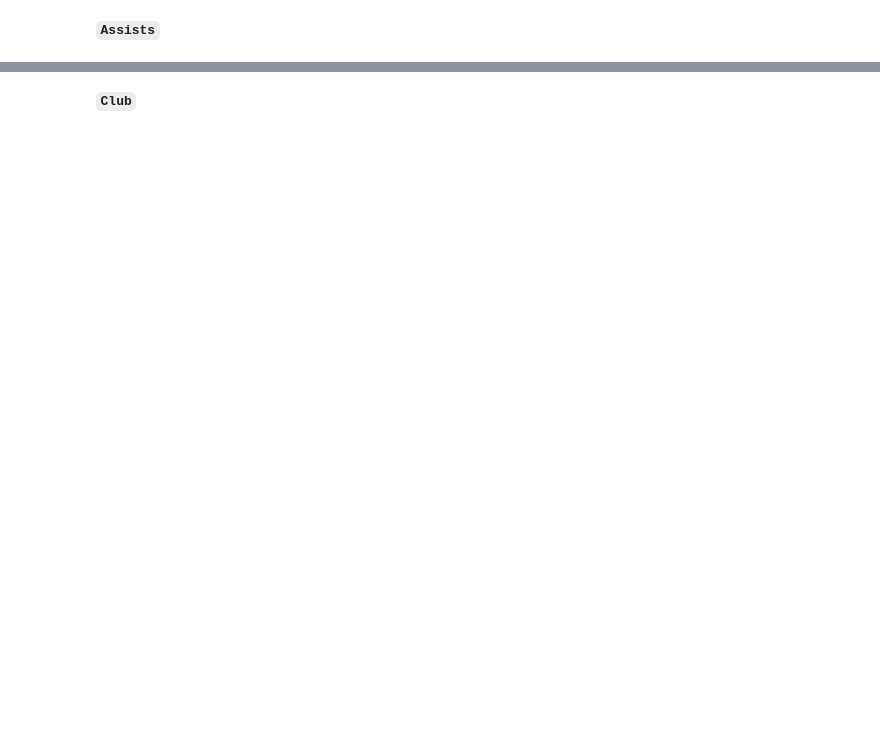
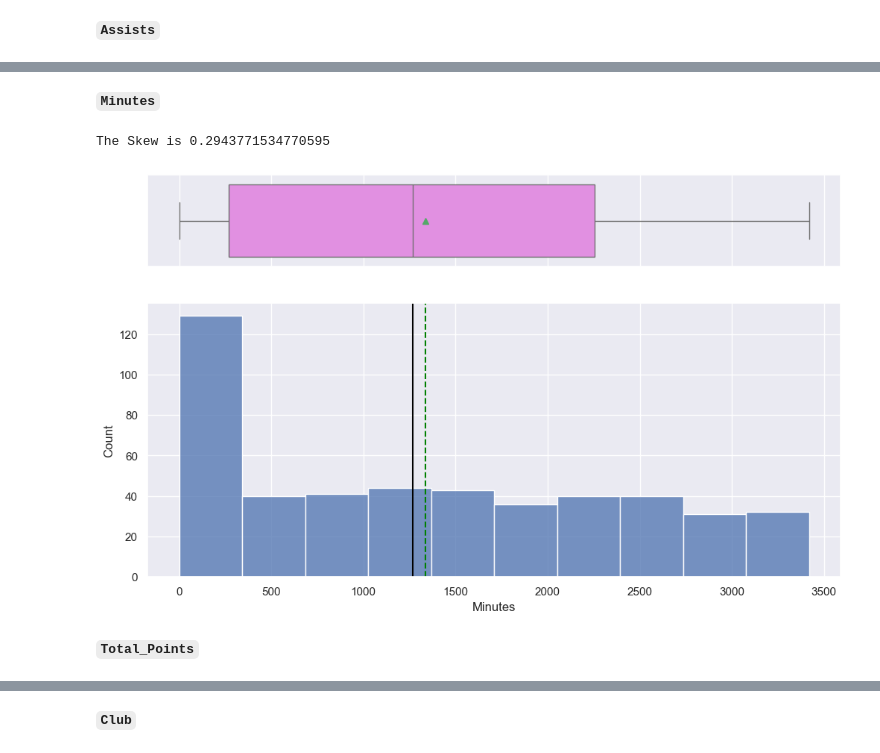
Before and after one commit to zypher-4/mit-adsp, a Jupyter notebook: Week 3/Learner_Notebook_Unsupervised_Learning_Practice_Project.ipynb, the cells around one changed output, grey strips where cells are left out. Cells and saved outputs as stored; diff of their text form; code cells hidden in the pictures; blank space fills up the shorter version.

```diff
--- a/Week 3/Learner_Notebook_Unsupervised_Learning_Practice_Project.ipynb
+++ b/Week 3/Learner_Notebook_Unsupervised_Learning_Practice_Project.ipynb
@@ -167,2 +300,9 @@ histogram_boxplot(_______)  # Complete the code to create histogram_boxplot for
+# %% [markdown]
+**`Minutes`**
 # %%
-# Plot the histogram and the boxplot for 'Minutes'
+histogram_boxplot(df, 'Minutes') # Plot the histogram and the boxplot for 'Minutes'
+# %% [output]
+The Skew is 0.2943771534770595
+[figure, added]
+# %% [markdown]
+**`Total_Points`**
```
Also changed, not shown: parts of 47 cells of this notebook.
